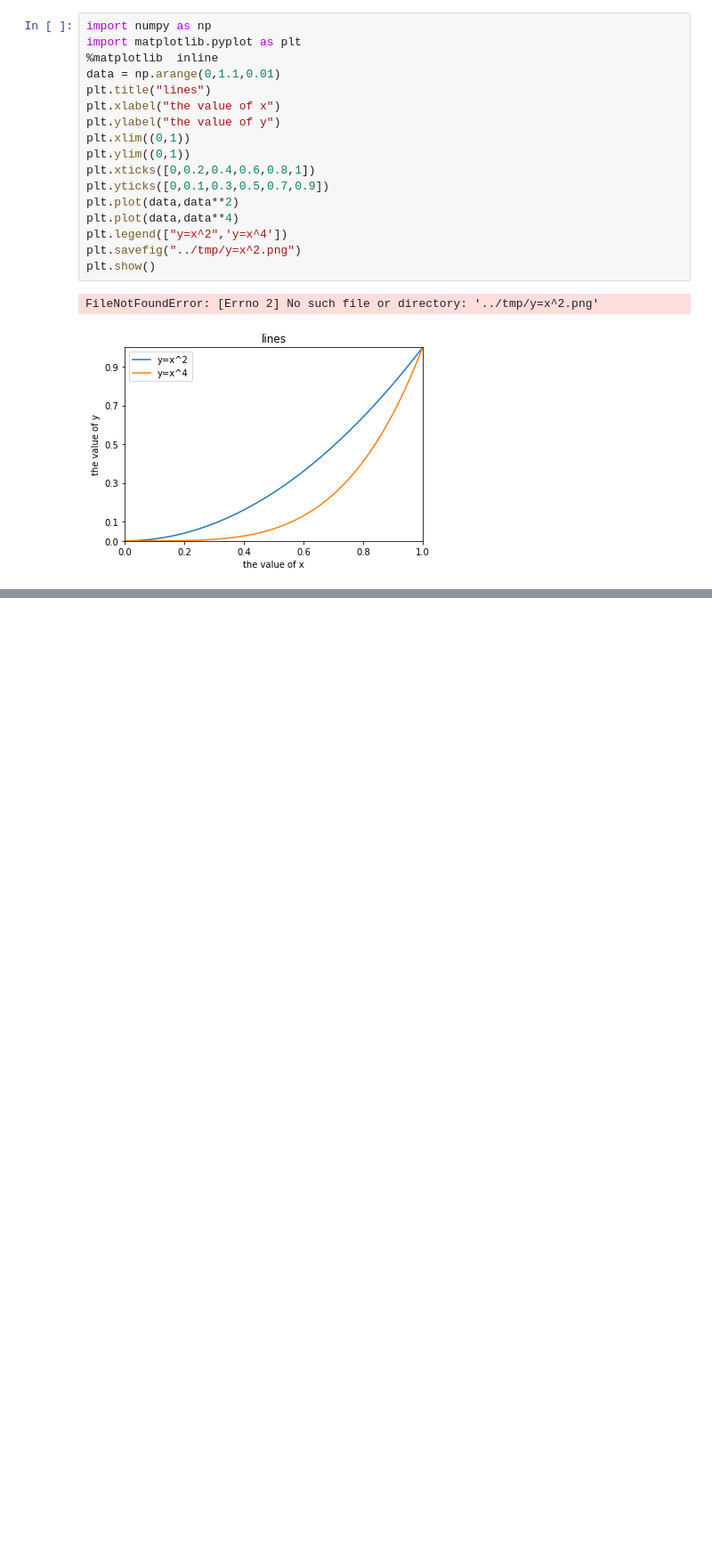
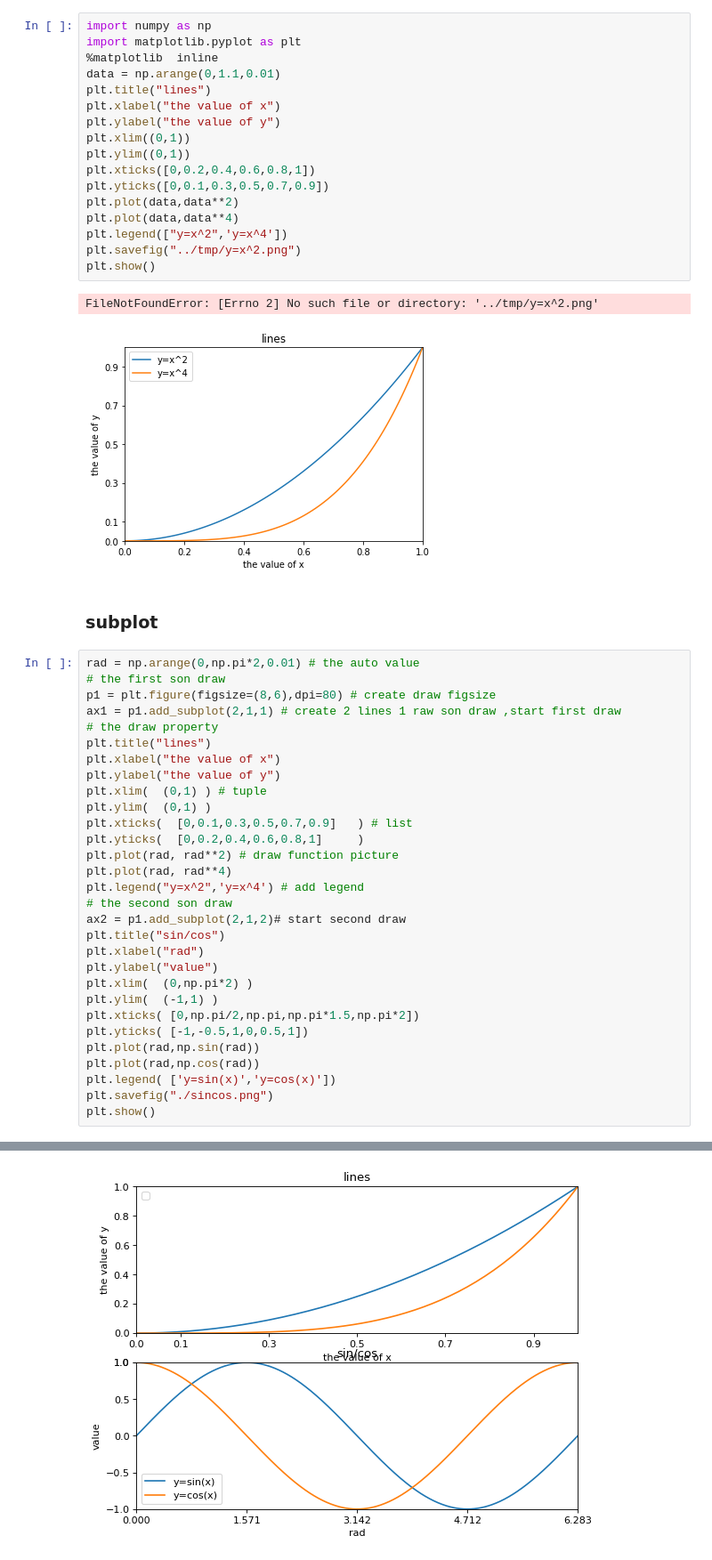
Before and after one commit to xiaoxiao220/data_analysis, a Jupyter notebook: matplotlib.pyplot1.ipynb, the cells around one changed output, grey strips where cells are left out. Shown at 89% size. Saved outputs shown, nothing was run; the diff lists cells and outputs as text; blank space fills up the shorter version.

```diff
--- a/matplotlib.pyplot1.ipynb
+++ b/matplotlib.pyplot1.ipynb
@@ -20,3 +20,36 @@ plt.show()
 # %% [output]
 FileNotFoundError: [Errno 2] No such file or directory: '../tmp/y=x^2.png'
 [figure]
+# %% [markdown]
+### subplot
+# %%
+rad = np.arange(0,np.pi*2,0.01) # the auto value
+# the first son draw
+p1 = plt.figure(figsize=(8,6),dpi=80) # create draw figsize
+ax1 = p1.add_subplot(2,1,1) # create 2 lines 1 raw son draw ,start first draw
+# the draw property
+plt.title("lines")
+plt.xlabel("the value of x")
+plt.ylabel("the value of y")
+plt.xlim(  (0,1) ) # tuple
+plt.ylim(  (0,1) )
+plt.xticks(  [0,0.1,0.3,0.5,0.7,0.9]   ) # list
+plt.yticks(  [0,0.2,0.4,0.6,0.8,1]     )
+plt.plot(rad, rad**2) # draw function picture
+plt.plot(rad, rad**4)
+plt.legend("y=x^2",'y=x^4') # add legend
+# the second son draw
+ax2 = p1.add_subplot(2,1,2)# start second draw
+plt.title("sin/cos")
+plt.xlabel("rad")
+plt.ylabel("value")
+plt.xlim(  (0,np.pi*2) )
+plt.ylim(  (-1,1) )
+plt.xticks( [0,np.pi/2,np.pi,np.pi*1.5,np.pi*2])
+plt.yticks( [-1,-0.5,1,0,0.5,1])
+plt.plot(rad,np.sin(rad))
+plt.plot(rad,np.cos(rad))
+plt.legend( ['y=sin(x)','y=cos(x)'])
+plt.savefig("./sincos.png")
+plt.show()
+# %% [output]
@@ -22,0 +71 @@ FileNotFoundError: [Errno 2] No such file or directory: '../tmp/y=x^2.png'
+[figure, added]
```
Also changed, not shown: parts of 1 cell of this notebook.
